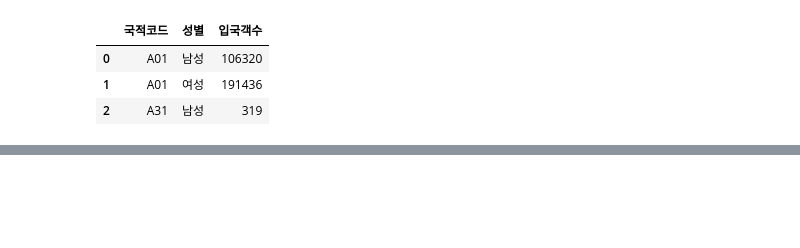
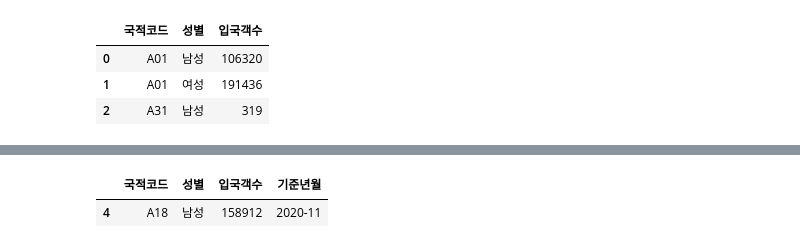
Before and after one commit to maiorem/python_dataAnalysis, a Jupyter notebook: myPythonCode/pandasEx.ipynb, the cells around one changed output, grey strips where cells are left out. Cells and saved outputs as stored; diff of their text form; code cells hidden in the pictures; blank space fills up the shorter version.

```diff
--- a/myPythonCode/pandasEx.ipynb
+++ b/myPythonCode/pandasEx.ipynb
@@ -34,7 +102,10 @@ sample_1[condition]
 # %%
 # 성별이 남성이면서 입국객수가 150,000명 이상인 경우
 conditions = (sample_1['성별'] == '남성') & (sample_1['입국객수'] >= 150000)
-sample_1[condition]
+sample_1[conditions]
+# %% [output]
+|  | 국적코드 | 성별 | 입국객수 | 기준년월 |
+| 4 | A18 | 남성 | 158912 | 2020-11 |
 # %%
 # 국적코드가 A01이거나 A18인 경우
 conditions = (sample_1['국적코드'] == 'A01') \
```
Also changed, not shown: parts of 19 cells of this notebook, 4 other files.
